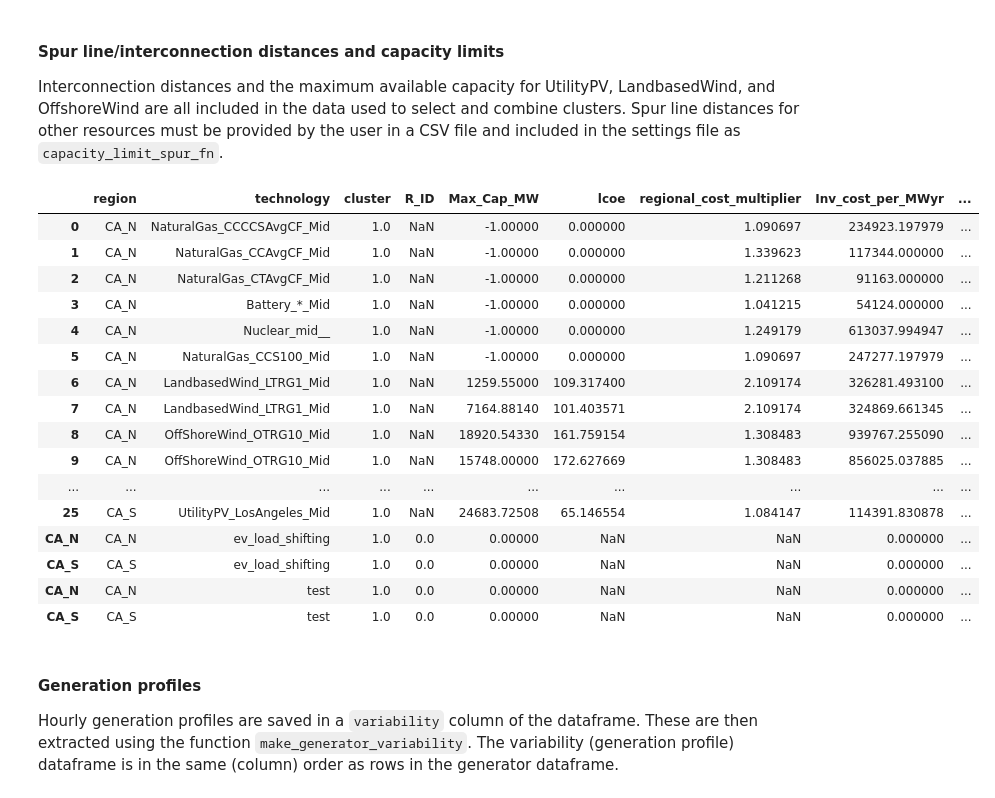
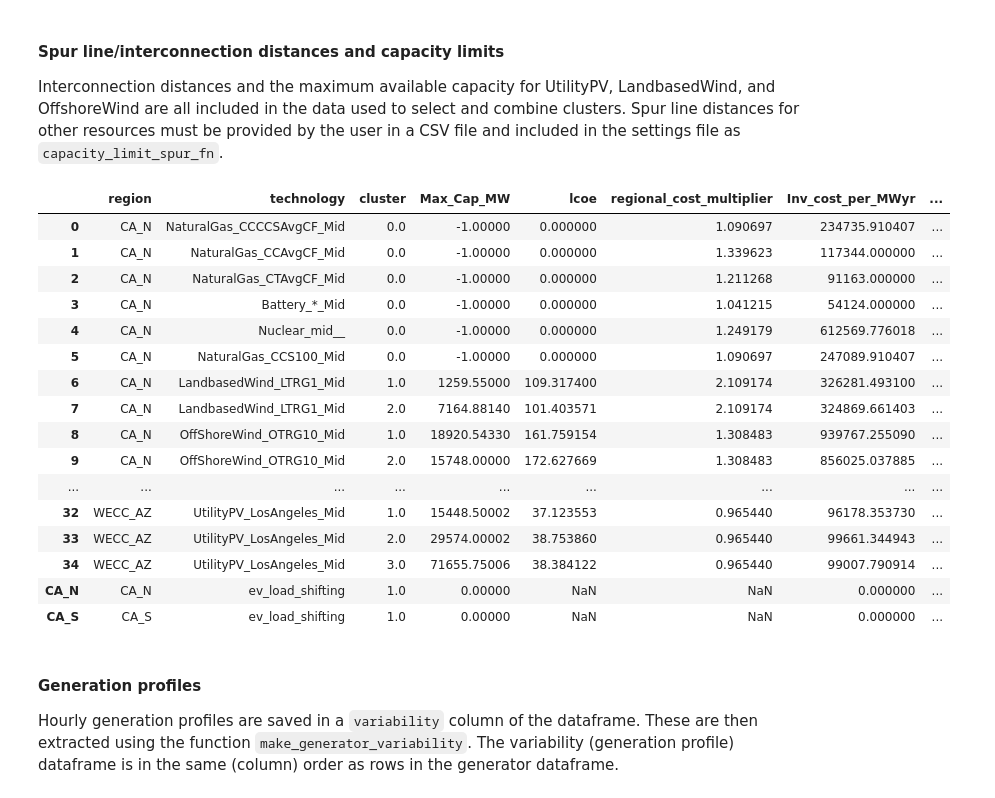
Before and after one commit to PowerGenome/PowerGenome, a Jupyter notebook: notebooks/Existing and new generators.ipynb, the cells around one changed output. Saved outputs shown, nothing was run; the diff lists cells and outputs as text; code cells hidden in the pictures.

```diff
--- a/notebooks/Existing and new generators.ipynb
+++ b/notebooks/Existing and new generators.ipynb
@@ -212,40 +271,40 @@ Interconnection distances and the maximum available capacity for UtilityPV, Land
 # %%
 cols = [
     "region",
     "technology",
     "cluster",
-    "R_ID",
     "Max_Cap_MW",
     "lcoe",
     "regional_cost_multiplier",
     "Inv_cost_per_MWyr",
     "plant_inv_cost_mwyr",
+    "Start_cost_per_MW",
     "interconnect_annuity",
     "spur_inv_mwyr",
     "spur_miles",
     "offshore_spur_inv_mwyr",
     "tx_inv_mwyr",
     "profile",
 ]
 new_gen[cols]
 # %% [output]
-|  | region | technology | cluster | R_ID | Max_Cap_MW | lcoe | regional_cost_multiplier | Inv_cost_per_MWyr | ... |
-| 0 | CA_N | NaturalGas_CCCCSAvgCF_Mid | 1.0 | NaN | -1.00000 | 0.000000 | 1.090697 | 234923.197979 | ... |
-| 1 | CA_N | NaturalGas_CCAvgCF_Mid | 1.0 | NaN | -1.00000 | 0.000000 | 1.339623 | 117344.000000 | ... |
-| 2 | CA_N | NaturalGas_CTAvgCF_Mid | 1.0 | NaN | -1.00000 | 0.000000 | 1.211268 | 91163.000000 | ... |
-| 3 | CA_N | Battery_*_Mid | 1.0 | NaN | -1.00000 | 0.000000 | 1.041215 | 54124.000000 | ... |
-| 4 | CA_N | Nuclear_mid__ | 1.0 | NaN | -1.00000 | 0.000000 | 1.249179 | 613037.994947 | ... |
-| 5 | CA_N | NaturalGas_CCS100_Mid | 1.0 | NaN | -1.00000 | 0.000000 | 1.090697 | 247277.197979 | ... |
-| 6 | CA_N | LandbasedWind_LTRG1_Mid | 1.0 | NaN | 1259.55000 | 109.317400 | 2.109174 | 326281.493100 | ... |
-| 7 | CA_N | LandbasedWind_LTRG1_Mid | 1.0 | NaN | 7164.88140 | 101.403571 | 2.109174 | 324869.661345 | ... |
-| 8 | CA_N | OffShoreWind_OTRG10_Mid | 1.0 | NaN | 18920.54330 | 161.759154 | 1.308483 | 939767.255090 | ... |
-| 9 | CA_N | OffShoreWind_OTRG10_Mid | 1.0 | NaN | 15748.00000 | 172.627669 | 1.308483 | 856025.037885 | ... |
-| ... | ... | ... | ... | ... | ... | ... | ... | ... | ... |
-| 25 | CA_S | UtilityPV_LosAngeles_Mid | 1.0 | NaN | 24683.72508 | 65.146554 | 1.084147 | 114391.830878 | ... |
-| CA_N | CA_N | ev_load_shifting | 1.0 | 0.0 | 0.00000 | NaN | NaN | 0.000000 | ... |
-| CA_S | CA_S | ev_load_shifting | 1.0 | 0.0 | 0.00000 | NaN | NaN | 0.000000 | ... |
-| CA_N | CA_N | test | 1.0 | 0.0 | 0.00000 | NaN | NaN | 0.000000 | ... |
-| CA_S | CA_S | test | 1.0 | 0.0 | 0.00000 | NaN | NaN | 0.000000 | ... |
+|  | region | technology | cluster | Max_Cap_MW | lcoe | regional_cost_multiplier | Inv_cost_per_MWyr | ... |
+| 0 | CA_N | NaturalGas_CCCCSAvgCF_Mid | 0.0 | -1.00000 | 0.000000 | 1.090697 | 234735.910407 | ... |
+| 1 | CA_N | NaturalGas_CCAvgCF_Mid | 0.0 | -1.00000 | 0.000000 | 1.339623 | 117344.000000 | ... |
+| 2 | CA_N | NaturalGas_CTAvgCF_Mid | 0.0 | -1.00000 | 0.000000 | 1.211268 | 91163.000000 | ... |
+| 3 | CA_N | Battery_*_Mid | 0.0 | -1.00000 | 0.000000 | 1.041215 | 54124.000000 | ... |
+| 4 | CA_N | Nuclear_mid__ | 0.0 | -1.00000 | 0.000000 | 1.249179 | 612569.776018 | ... |
+| 5 | CA_N | NaturalGas_CCS100_Mid | 0.0 | -1.00000 | 0.000000 | 1.090697 | 247089.910407 | ... |
+| 6 | CA_N | LandbasedWind_LTRG1_Mid | 1.0 | 1259.55000 | 109.317400 | 2.109174 | 326281.493100 | ... |
+| 7 | CA_N | LandbasedWind_LTRG1_Mid | 2.0 | 7164.88140 | 101.403571 | 2.109174 | 324869.661403 | ... |
+| 8 | CA_N | OffShoreWind_OTRG10_Mid | 1.0 | 18920.54330 | 161.759154 | 1.308483 | 939767.255090 | ... |
+| 9 | CA_N | OffShoreWind_OTRG10_Mid | 2.0 | 15748.00000 | 172.627669 | 1.308483 | 856025.037885 | ... |
+| ... | ... | ... | ... | ... | ... | ... | ... | ... |
+| 32 | WECC_AZ | UtilityPV_LosAngeles_Mid | 1.0 | 15448.50002 | 37.123553 | 0.965440 | 96178.353730 | ... |
+| 33 | WECC_AZ | UtilityPV_LosAngeles_Mid | 2.0 | 29574.00002 | 38.753860 | 0.965440 | 99661.344943 | ... |
+| 34 | WECC_AZ | UtilityPV_LosAngeles_Mid | 3.0 | 71655.75006 | 38.384122 | 0.965440 | 99007.790914 | ... |
+| CA_N | CA_N | ev_load_shifting | 1.0 | 0.00000 | NaN | NaN | 0.000000 | ... |
+| CA_S | CA_S | ev_load_shifting | 1.0 | 0.00000 | NaN | NaN | 0.000000 | ... |
 # %% [markdown]
 #### Generation profiles
 
```
Also changed, not shown: parts of 11 cells of this notebook.
